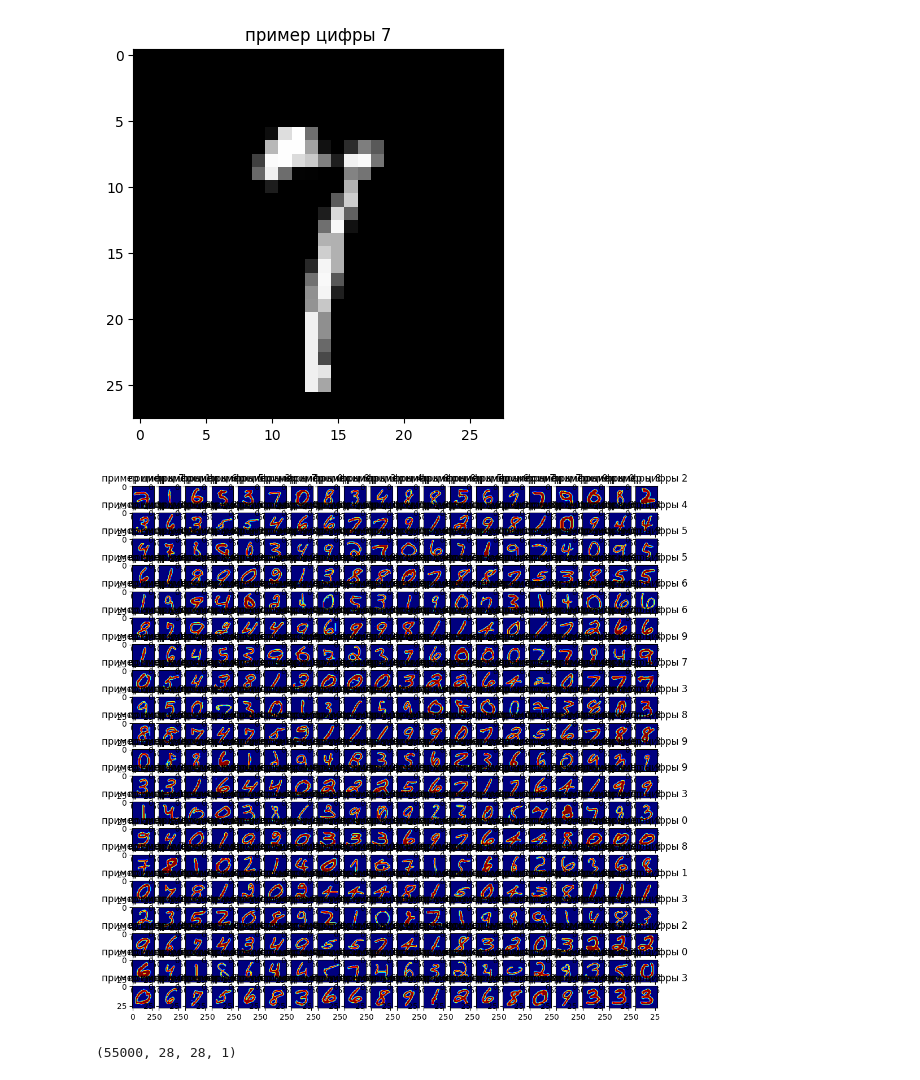
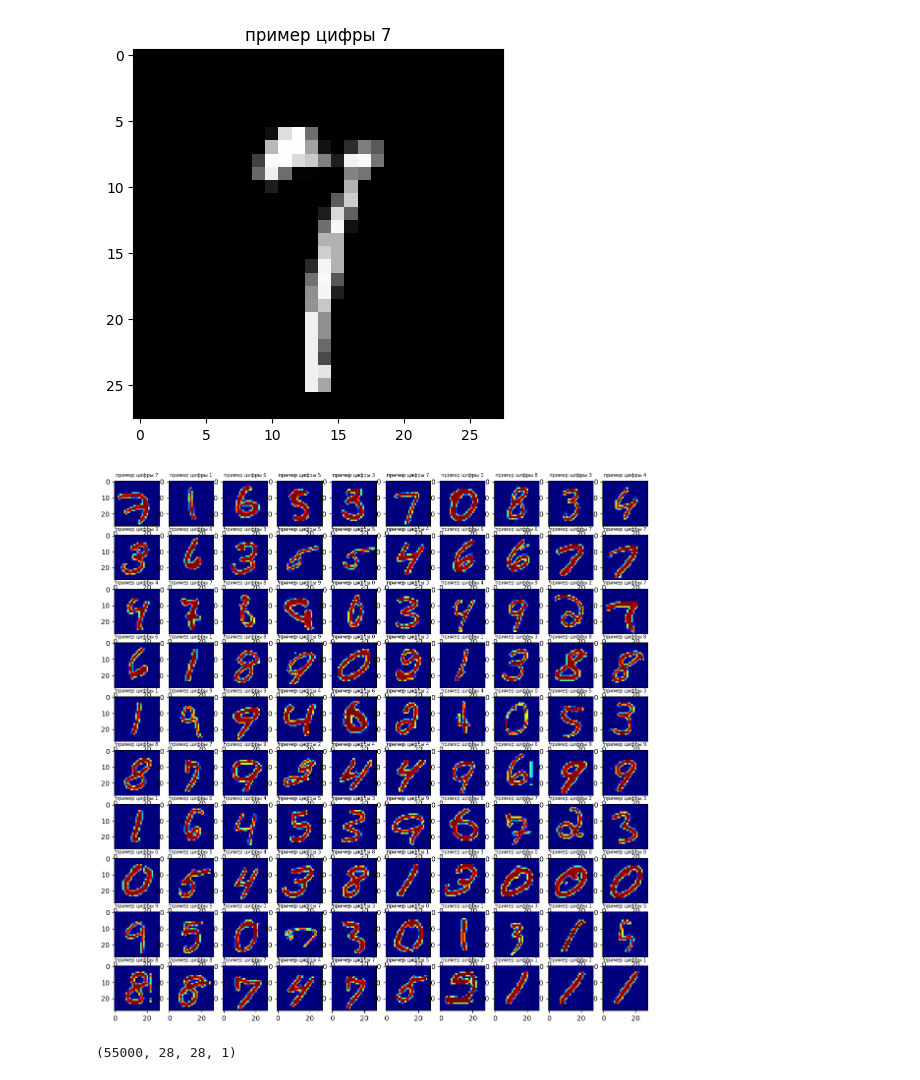
Before and after one commit to h3avydirtysoul/Spring2023Python, a Jupyter notebook: homework06/6.2 Решение.ipynb, the cells around one changed output. Saved outputs shown, nothing was run; the diff lists cells and outputs as text; code cells hidden in the pictures.

```diff
--- a/homework06/6.2 Решение.ipynb
+++ b/homework06/6.2 Решение.ipynb
@@ -24,13 +25,13 @@ plt.title('пример цифры ' + str(train[1][n]))
 Text(0.5, 1.0, 'пример цифры 7')
 [figure]
 # %%
-fig, axs = plt.subplots(20, 20, figsize=(12, 12))
-for i in range(20):
-    for j in range(20):
+fig, axs = plt.subplots(10, 10, figsize=(14, 14))
+for i in range(10):
+    for j in range(10):
         axs[i, j].imshow(train[0][i+20*j], cmap='jet')
-        axs[i, j].set_title('пример цифры ' + str(train[1][i+20*j]))
+        axs[i, j].set_title('пример цифры ' + str(train[1][i+20*j]), fontdict = {'fontsize':7})
 # %% [output]
-[figure, old version]
+[figure, new version]
 # %%
 train[0].shape
 # %% [output]
```
Also changed, not shown: parts of 3 cells of this notebook.
